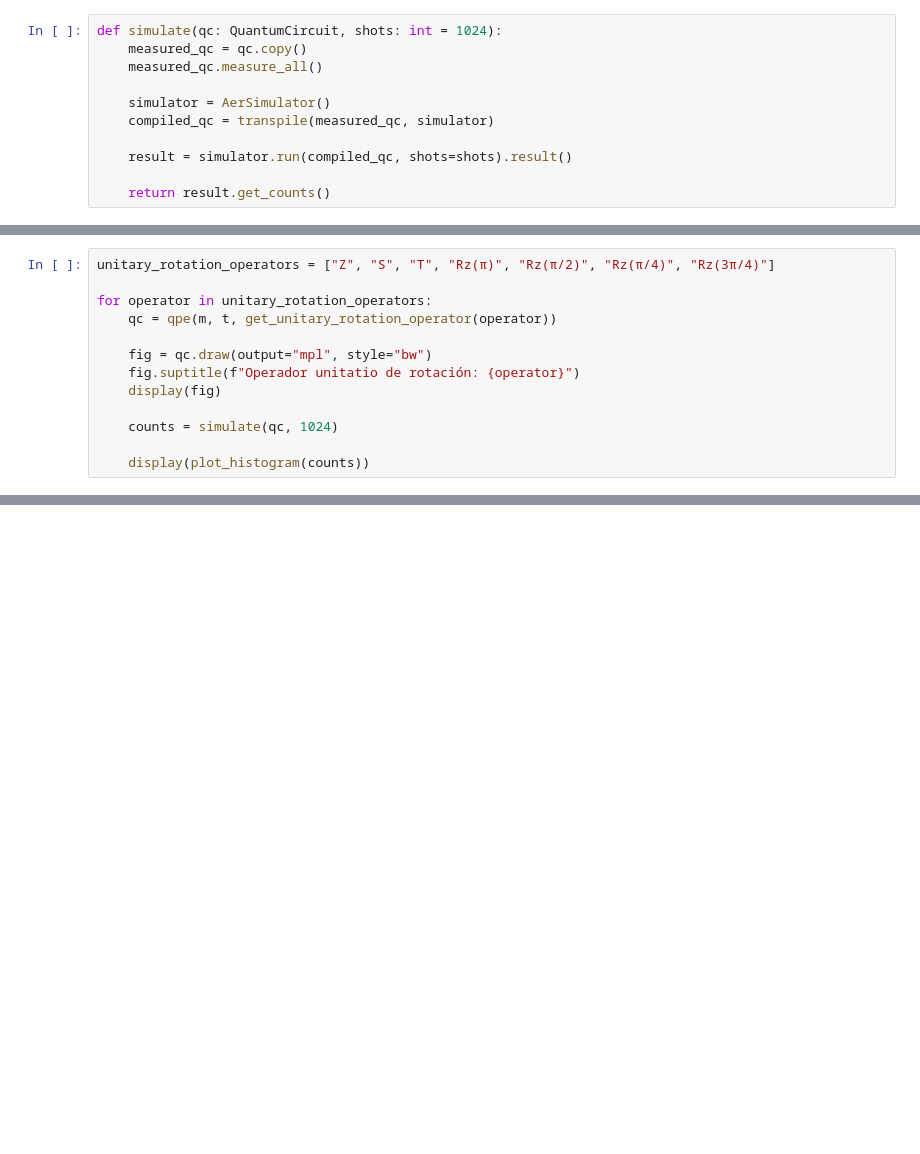
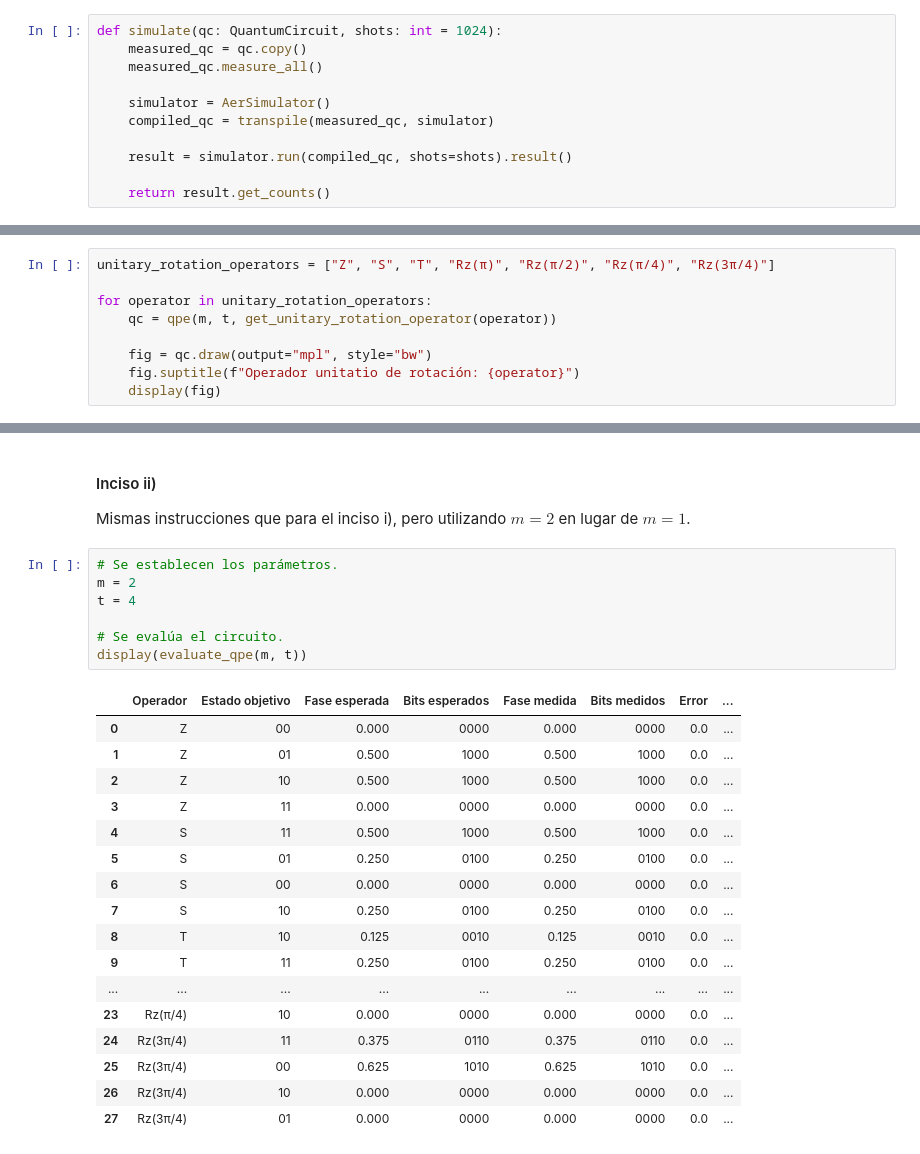
Before and after one commit to iroumec/qomputing-coursework, a Jupyter notebook: practicos/algoritmos-avanzados/tp1.ipynb, the cells around one changed output, grey strips where cells are left out. Saved outputs shown, nothing was run; the diff lists cells and outputs as text; blank space fills up the shorter version.

```diff
--- a/practicos/algoritmos-avanzados/tp1.ipynb
+++ b/practicos/algoritmos-avanzados/tp1.ipynb
@@ -146,9 +154,5 @@ for operator in unitary_rotation_operators:
     fig = qc.draw(output="mpl", style="bw")
     fig.suptitle(f"Operador unitatio de rotación: {operator}")
     display(fig)
-
-    counts = simulate(qc, 1024)
-
-    display(plot_histogram(counts))
 # %% [output]
 [figure]
@@ -167,0 +283,29 @@ for operator in unitary_rotation_operators:
+# %% [markdown]
+#### Inciso ii)
+
+Mismas instrucciones que para el inciso i), pero utilizando $m = 2$ en lugar de $m = 1$.
+# %%
+# Se establecen los parámetros.
+m = 2
+t = 4
+
+# Se evalúa el circuito.
+display(evaluate_qpe(m, t))
+# %% [output]
+|  | Operador | Estado objetivo | Fase esperada | Bits esperados | Fase medida | Bits medidos | Error | ... |
+| 0 | Z | 00 | 0.000 | 0000 | 0.000 | 0000 | 0.0 | ... |
+| 1 | Z | 01 | 0.500 | 1000 | 0.500 | 1000 | 0.0 | ... |
+| 2 | Z | 10 | 0.500 | 1000 | 0.500 | 1000 | 0.0 | ... |
+| 3 | Z | 11 | 0.000 | 0000 | 0.000 | 0000 | 0.0 | ... |
+| 4 | S | 11 | 0.500 | 1000 | 0.500 | 1000 | 0.0 | ... |
+| 5 | S | 01 | 0.250 | 0100 | 0.250 | 0100 | 0.0 | ... |
+| 6 | S | 00 | 0.000 | 0000 | 0.000 | 0000 | 0.0 | ... |
+| 7 | S | 10 | 0.250 | 0100 | 0.250 | 0100 | 0.0 | ... |
+| 8 | T | 10 | 0.125 | 0010 | 0.125 | 0010 | 0.0 | ... |
+| 9 | T | 11 | 0.250 | 0100 | 0.250 | 0100 | 0.0 | ... |
+| ... | ... | ... | ... | ... | ... | ... | ... | ... |
+| 23 | Rz(π/4) | 10 | 0.000 | 0000 | 0.000 | 0000 | 0.0 | ... |
+| 24 | Rz(3π/4) | 11 | 0.375 | 0110 | 0.375 | 0110 | 0.0 | ... |
+| 25 | Rz(3π/4) | 00 | 0.625 | 1010 | 0.625 | 1010 | 0.0 | ... |
+| 26 | Rz(3π/4) | 10 | 0.000 | 0000 | 0.000 | 0000 | 0.0 | ... |
+| 27 | Rz(3π/4) | 01 | 0.000 | 0000 | 0.000 | 0000 | 0.0 | ... |
```
Also changed, not shown: parts of 16 cells of this notebook, 5 other files.
